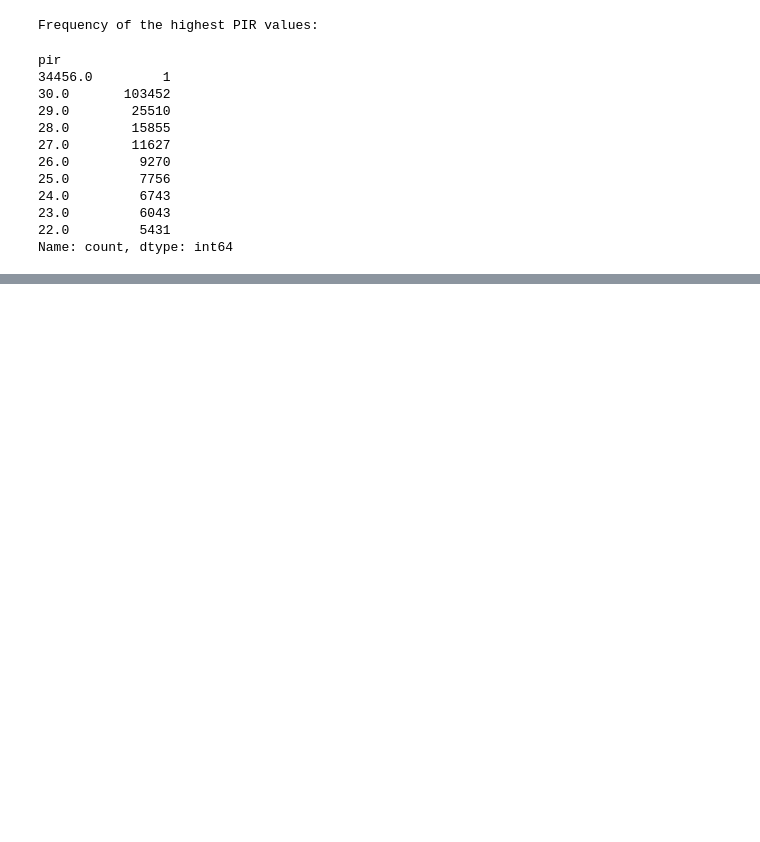
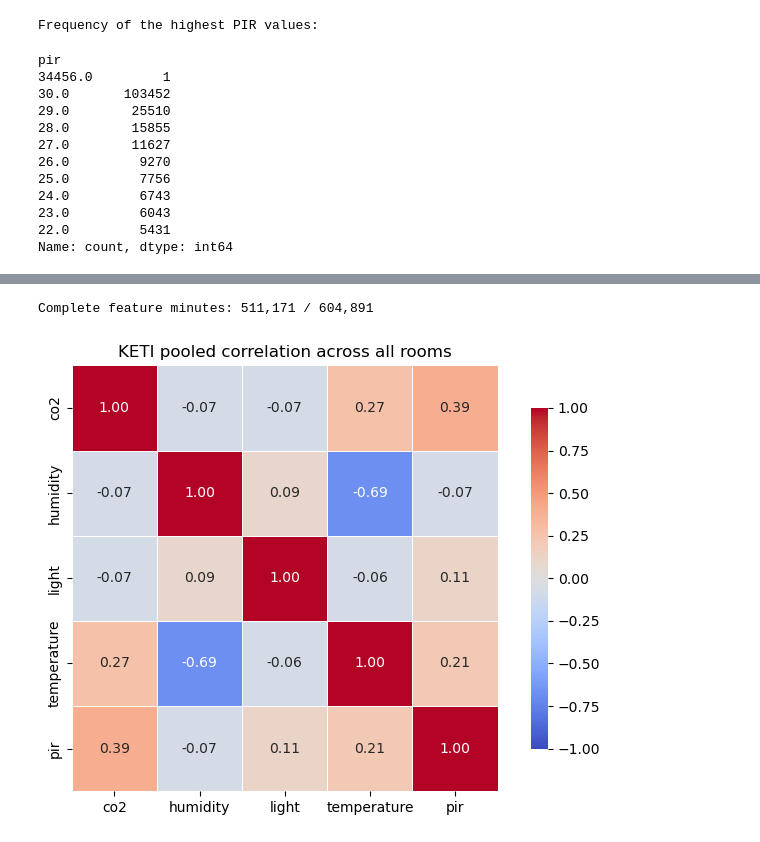
Before and after one commit to SEP4Real/SEP4, a Jupyter notebook: MAL/notebooks/1b_keti_data_analyze.ipynb, the cells around one changed output, grey strips where cells are left out. Saved outputs shown, nothing was run; the diff lists cells and outputs as text; code cells hidden in the pictures; blank space fills up the shorter version.

```diff
--- a/MAL/notebooks/1b_keti_data_analyze.ipynb
+++ b/MAL/notebooks/1b_keti_data_analyze.ipynb
@@ -149,0 +190,25 @@ dtype: int64
+# %%
+import matplotlib.pyplot as plt
+import seaborn as sns
+
+features = ['co2', 'humidity', 'light', 'temperature', 'pir']
+coverage_cols = [f'{feature}_observations' for feature in features]
+
+def plot_corr(corr, title, figsize=(7, 5)):
+    plt.figure(figsize=figsize)
+    sns.heatmap(
+        corr,
+        annot=True,
+        fmt='.2f',
+        cmap='coolwarm',
+        vmin=-1,
+        vmax=1,
+        square=True,
+        linewidths=0.5,
+        cbar_kws={'shrink': 0.8},
+    )
+    plt.title(title)
+    plt.tight_layout()
+    plt.show()
+
+display(data_6[coverage_cols].describe().T)
@@ -149,0 +222,9 @@ dtype: int64
+# %%
+complete_minutes = data_6.dropna(subset=features).copy()
+print(f'Complete feature minutes: {len(complete_minutes):,} / {len(data_6):,}')
+
+pooled_corr = complete_minutes[features].corr()
+plot_corr(pooled_corr, 'KETI pooled correlation across all rooms')
+# %% [output]
+Complete feature minutes: 511,171 / 604,891
+[figure, added]
```
Also changed, not shown: parts of 11 cells of this notebook, 6 other files.
